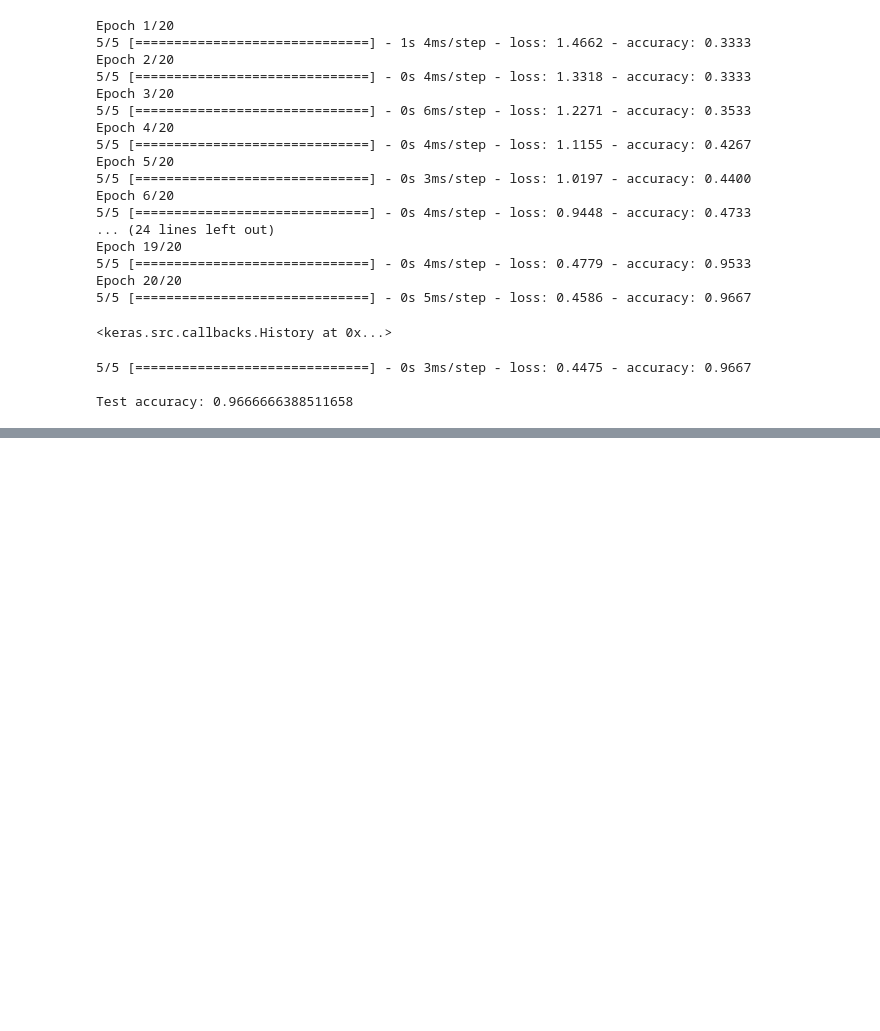
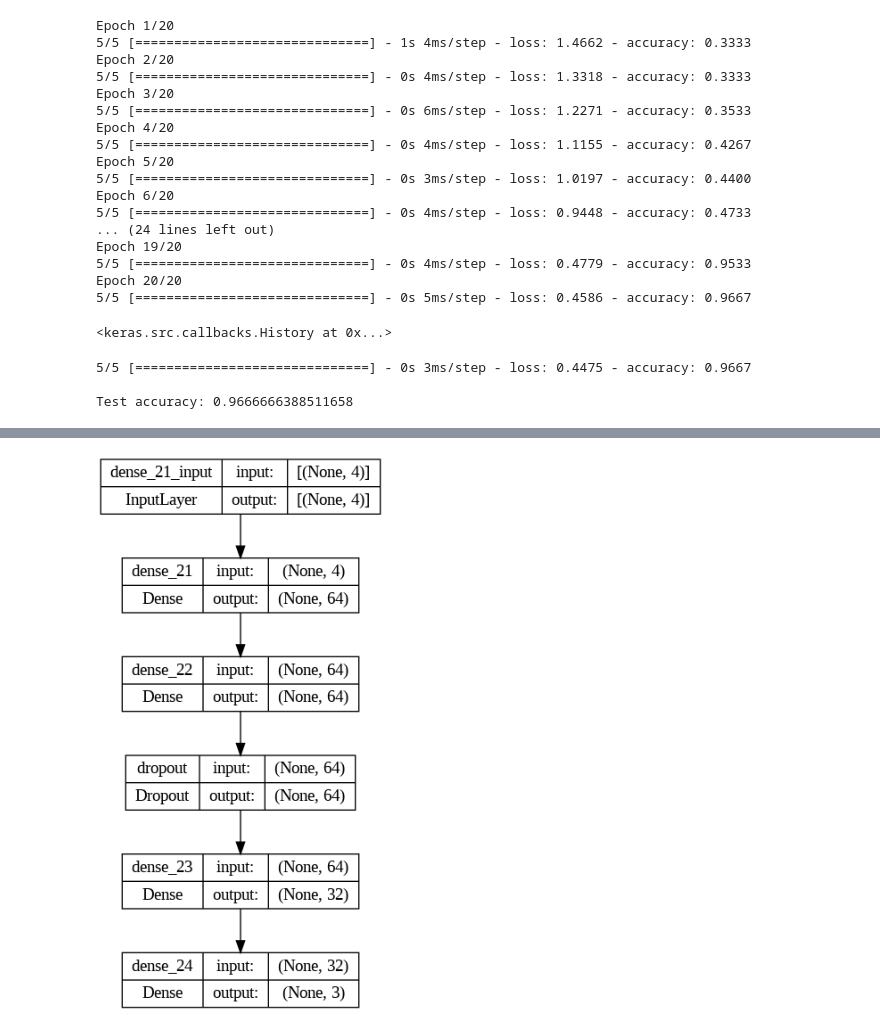
Before and after one commit to rmadrazo97/EITCA-AI-Academy, a Jupyter notebook: ML1_Plain_and_simple_estimators.ipynb, the cells around one changed output, grey strips where cells are left out. Saved outputs shown, nothing was run; the diff lists cells and outputs as text; code cells hidden in the pictures; blank space fills up the shorter version.

```diff
--- a/ML1_Plain_and_simple_estimators.ipynb
+++ b/ML1_Plain_and_simple_estimators.ipynb
@@ -109,0 +121,22 @@ model.save('my_iris_model.keras')
+# %%
+# Define a deeper Sequential model
+def create_deep_model():
+    model = tf.keras.Sequential([
+        tf.keras.layers.Dense(64, activation='relu', input_shape=(4,)),  # First hidden layer with 64 neurons
+        tf.keras.layers.Dense(64, activation='relu'),                    # Second hidden layer with 64 neurons
+        tf.keras.layers.Dropout(0.5),                                    # Dropout layer for regularization
+        tf.keras.layers.Dense(32, activation='relu'),                    # Third hidden layer with 32 neurons
+        tf.keras.layers.Dense(3)                                         # Output layer with 3 neurons (one per class)
+    ])
+
+    return model
+
+deep_model = create_deep_model()
+
+# Compile the deep model
+deep_model.compile(optimizer=tf.keras.optimizers.Adam(learning_rate=0.001),  # Adjust learning rate as needed
+                   loss=tf.keras.losses.SparseCategoricalCrossentropy(from_logits=True),
+                   metrics=['accuracy'])
+
+# Train the deep model
+deep_model.fit(train_dataset, epochs=30)  # Adjust the number of epochs as needed
@@ -109,0 +191,7 @@ model.save('my_iris_model.keras')
+# %%
+from tensorflow.keras.utils import plot_model
+
+# Plot the model
+plot_model(deep_model, to_file='model_plot.png', show_shapes=True, show_layer_names=True)
+# %% [output]
+[figure, added]
```
Also changed, not shown: parts of 5 cells of this notebook.
